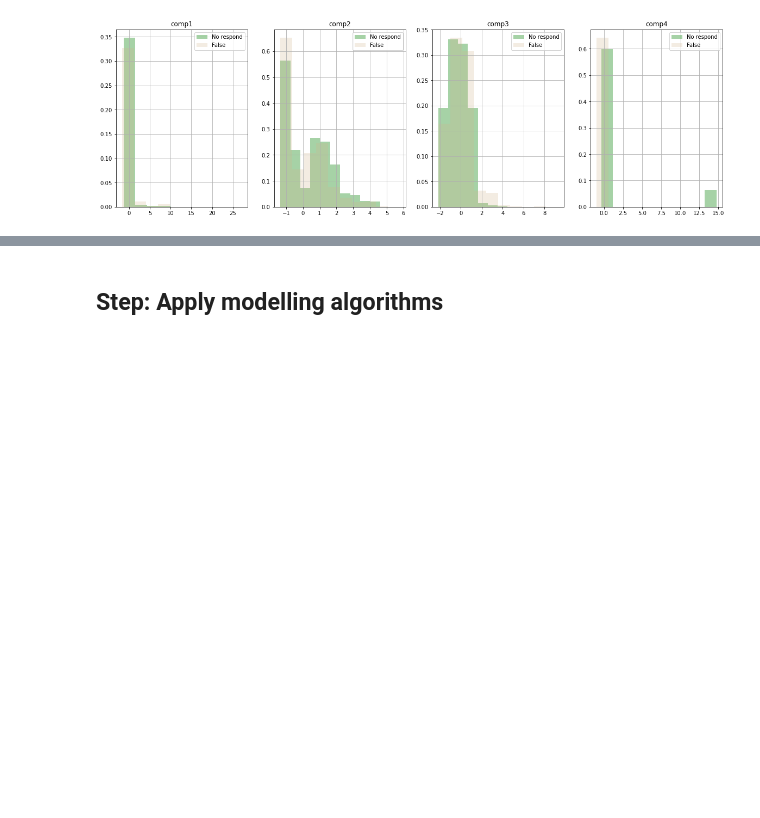
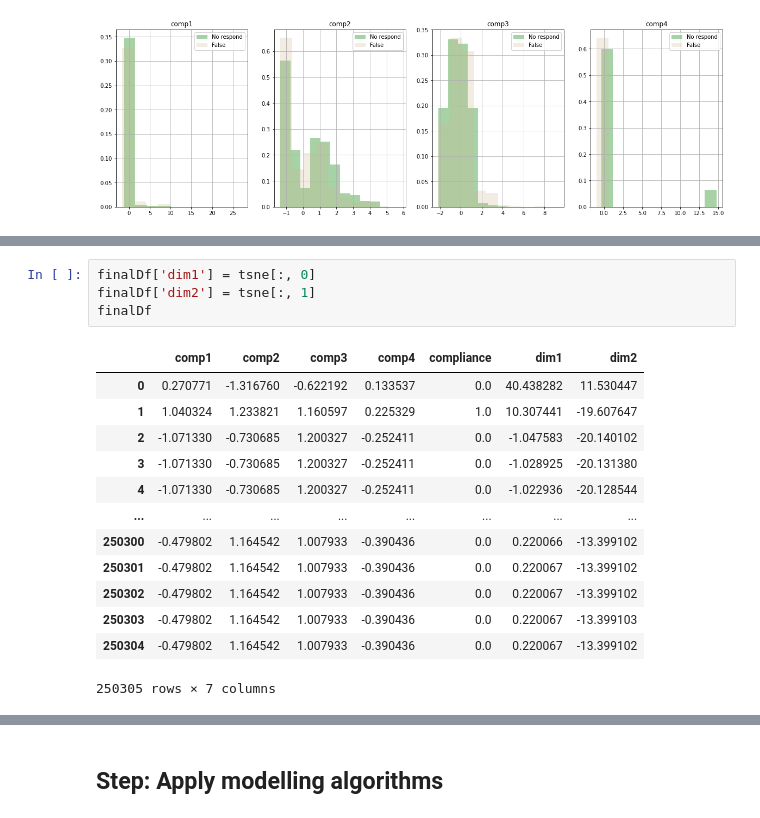
Before and after one commit to yduh/Detroit-BlightViolation-Ticket, a Jupyter notebook: resample.ipynb, the cells around one changed output, grey strips where cells are left out. Cells and saved outputs as stored; diff of their text form; blank space fills up the shorter version.

```diff
--- a/resample.ipynb
+++ b/resample.ipynb
@@ -100,0 +130,18 @@ ax.grid()
+# %%
+finalDf['dim1'] = tsne[:, 0]
+finalDf['dim2'] = tsne[:, 1]
+finalDf
+# %% [output]
+|  | comp1 | comp2 | comp3 | comp4 | compliance | dim1 | dim2 |
+| 0 | 0.270771 | -1.316760 | -0.622192 | 0.133537 | 0.0 | 40.438282 | 11.530447 |
+| 1 | 1.040324 | 1.233821 | 1.160597 | 0.225329 | 1.0 | 10.307441 | -19.607647 |
+| 2 | -1.071330 | -0.730685 | 1.200327 | -0.252411 | 0.0 | -1.047583 | -20.140102 |
+| 3 | -1.071330 | -0.730685 | 1.200327 | -0.252411 | 0.0 | -1.028925 | -20.131380 |
+| 4 | -1.071330 | -0.730685 | 1.200327 | -0.252411 | 0.0 | -1.022936 | -20.128544 |
+| ... | ... | ... | ... | ... | ... | ... | ... |
+| 250300 | -0.479802 | 1.164542 | 1.007933 | -0.390436 | 0.0 | 0.220066 | -13.399102 |
+| 250301 | -0.479802 | 1.164542 | 1.007933 | -0.390436 | 0.0 | 0.220067 | -13.399102 |
+| 250302 | -0.479802 | 1.164542 | 1.007933 | -0.390436 | 0.0 | 0.220067 | -13.399102 |
+| 250303 | -0.479802 | 1.164542 | 1.007933 | -0.390436 | 0.0 | 0.220067 | -13.399103 |
+| 250304 | -0.479802 | 1.164542 | 1.007933 | -0.390436 | 0.0 | 0.220067 | -13.399102 |
+250305 rows × 7 columns
```
Also changed, not shown: parts of 31 cells of this notebook, 1 other file.
